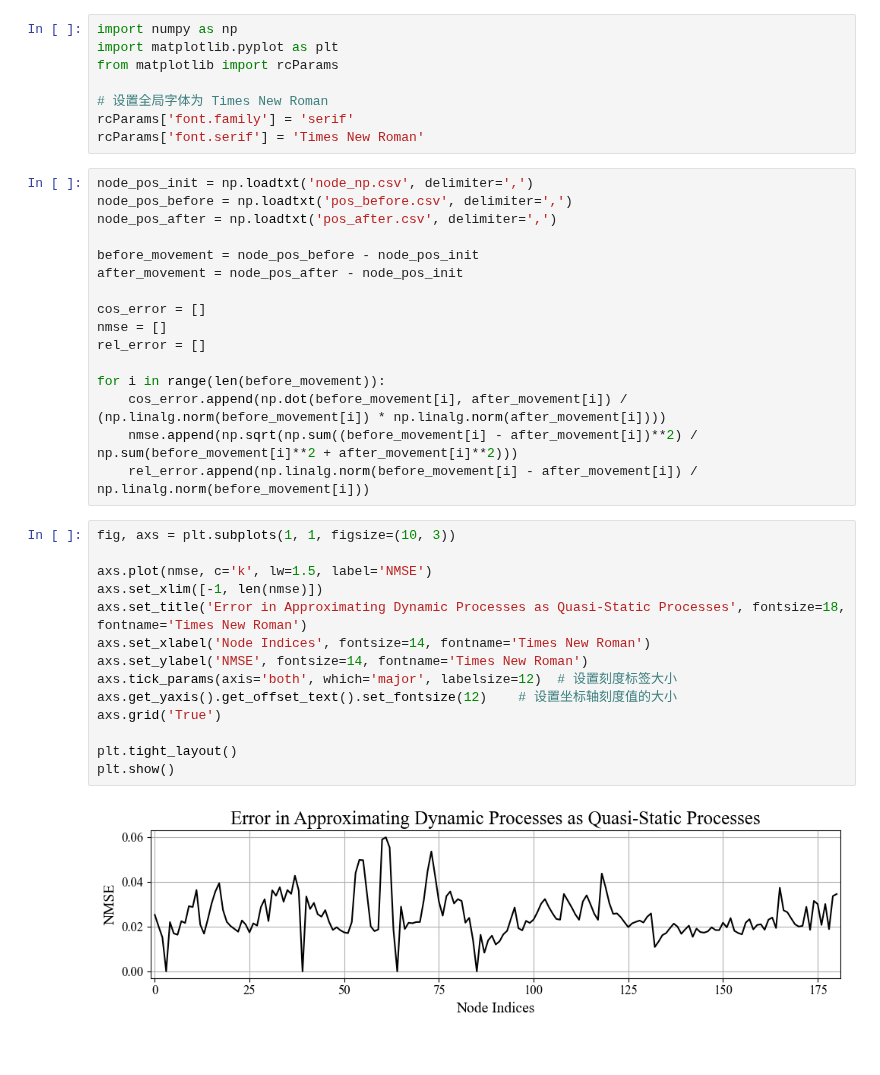
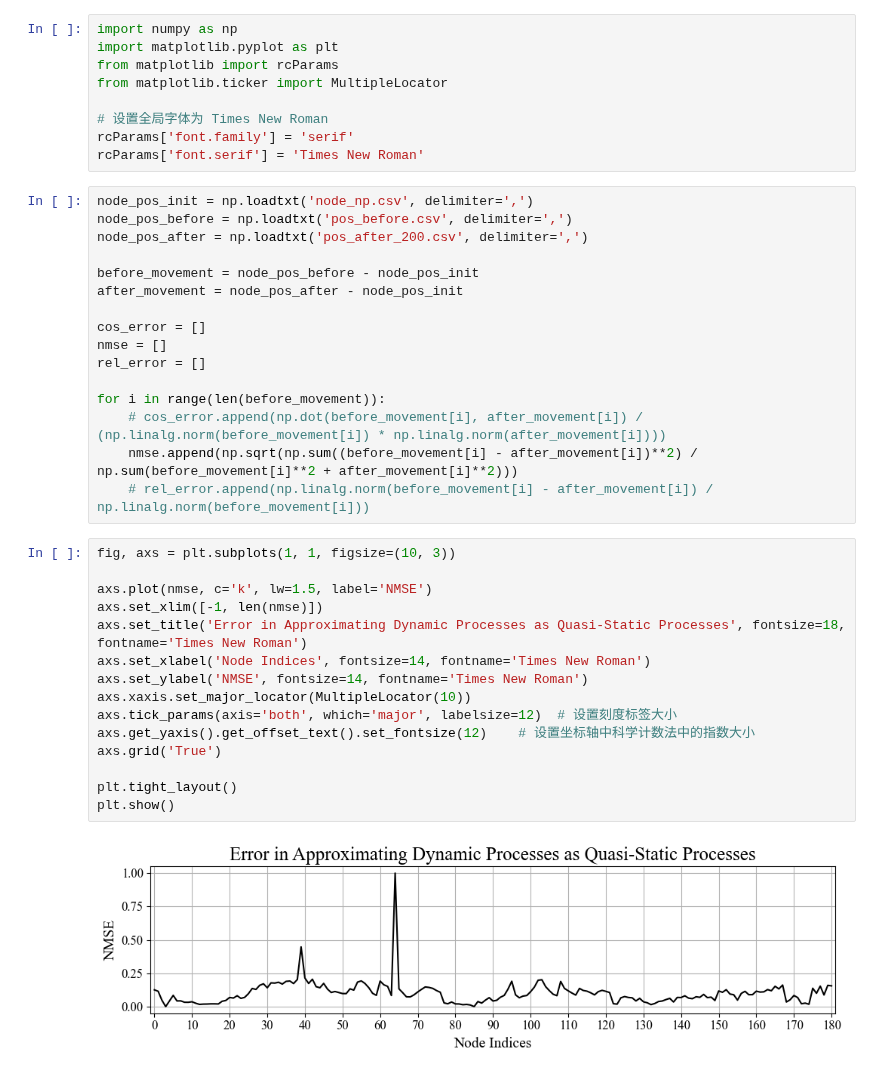
Before and after one commit to yang-si-hang/paper-2023, a Jupyter notebook: Test branch/SOFACode/20240623-PD Validation/PDResultVali.ipynb, the cells around one changed output. Saved outputs shown, nothing was run; the diff lists cells and outputs as text.

```diff
--- a/Test branch/SOFACode/20240623-PD Validation/PDResultVali.ipynb
+++ b/Test branch/SOFACode/20240623-PD Validation/PDResultVali.ipynb
@@ -2,6 +2,7 @@
 import numpy as np
 import matplotlib.pyplot as plt
 from matplotlib import rcParams
+from matplotlib.ticker import MultipleLocator
 
 # 设置全局字体为 Times New Roman
 rcParams['font.family'] = 'serif'
@@ -9,7 +10,7 @@ rcParams['font.serif'] = 'Times New Roman'
 # %%
 node_pos_init = np.loadtxt('node_np.csv', delimiter=',')
 node_pos_before = np.loadtxt('pos_before.csv', delimiter=',')
-node_pos_after = np.loadtxt('pos_after.csv', delimiter=',')
+node_pos_after = np.loadtxt('pos_after_200.csv', delimiter=',')
 
 before_movement = node_pos_before - node_pos_init
 after_movement = node_pos_after - node_pos_init
@@ -19,22 +20,23 @@ nmse = []
 rel_error = []
 
 for i in range(len(before_movement)):
-    cos_error.append(np.dot(before_movement[i], after_movement[i]) / (np.linalg.norm(before_movement[i]) * np.linalg.norm(after_movement[i])))
+    # cos_error.append(np.dot(before_movement[i], after_movement[i]) / (np.linalg.norm(before_movement[i]) * np.linalg.norm(after_movement[i])))
     nmse.append(np.sqrt(np.sum((before_movement[i] - after_movement[i])**2) / np.sum(before_movement[i]**2 + after_movement[i]**2)))
-    rel_error.append(np.linalg.norm(before_movement[i] - after_movement[i]) / np.linalg.norm(before_movement[i]))
+    # rel_error.append(np.linalg.norm(before_movement[i] - after_movement[i]) / np.linalg.norm(before_movement[i]))
 # %%
 fig, axs = plt.subplots(1, 1, figsize=(10, 3))
 
 axs.plot(nmse, c='k', lw=1.5, label='NMSE')
 axs.set_xlim([-1, len(nmse)])
 axs.set_title('Error in Approximating Dynamic Processes as Quasi-Static Processes', fontsize=18, fontname='Times New Roman')
 axs.set_xlabel('Node Indices', fontsize=14, fontname='Times New Roman')
 axs.set_ylabel('NMSE', fontsize=14, fontname='Times New Roman')
+axs.xaxis.set_major_locator(MultipleLocator(10))
 axs.tick_params(axis='both', which='major', labelsize=12)  # 设置刻度标签大小
-axs.get_yaxis().get_offset_text().set_fontsize(12)    # 设置坐标轴刻度值的大小
+axs.get_yaxis().get_offset_text().set_fontsize(12)    # 设置坐标轴中科学计数法中的指数大小
 axs.grid('True')
 
 plt.tight_layout()
 plt.show()
 # %% [output]
-[figure, old version]
+[figure, new version]
```
Also changed, not shown: 1 other file.
